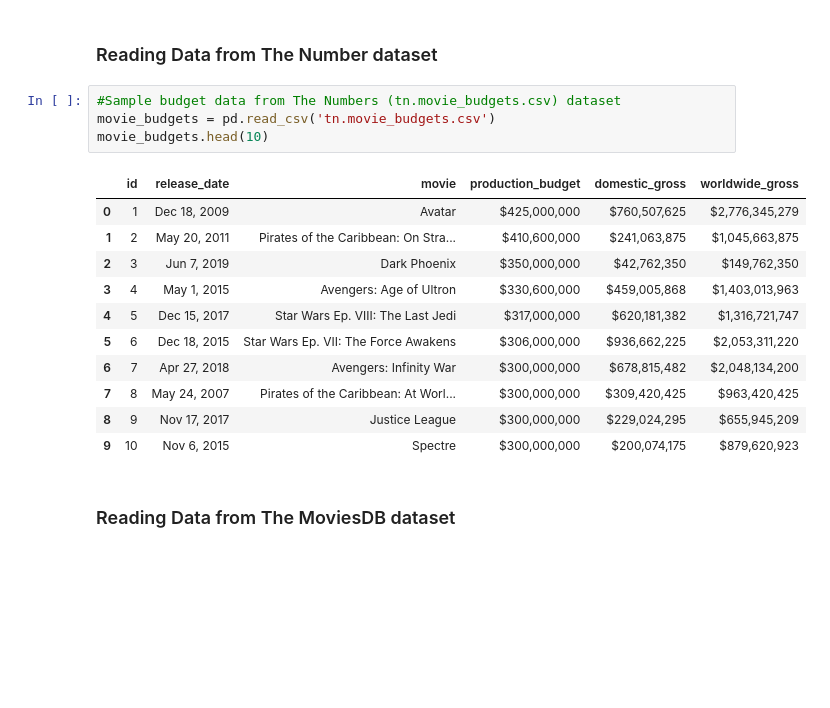
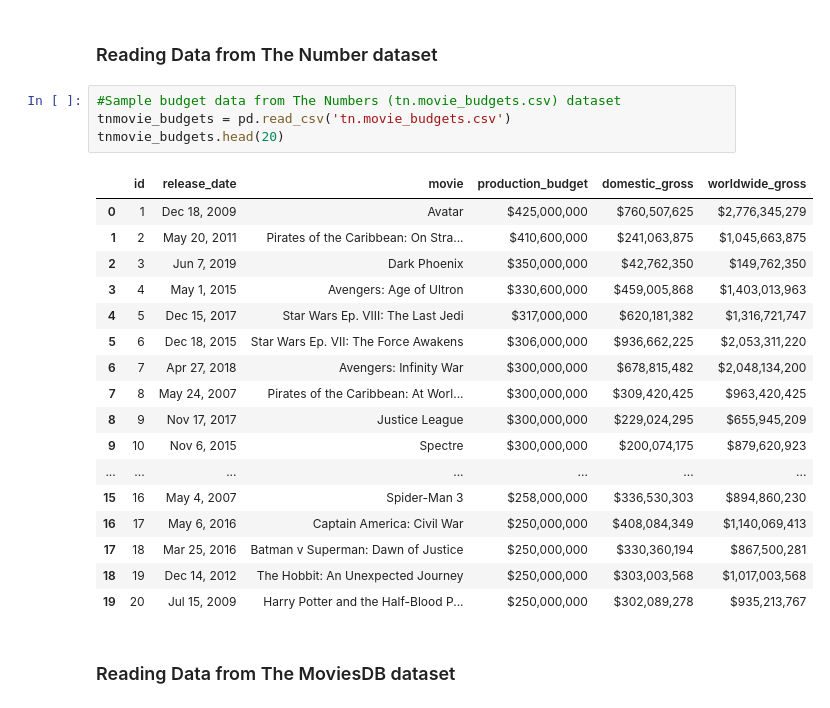
Before and after one commit to Kevan-Muthomi/DS-Phase_1_Project, a Jupyter notebook: student.ipynb, the cells around one changed output. Drawn from its saved outputs; the diff is of its cells as text; blank space fills up the shorter version.

```diff
--- a/student.ipynb
+++ b/student.ipynb
@@ -48,20 +49,26 @@ import matplotlib.pyplot as plt
 ### Reading Data from The Number dataset
 # %%
 #Sample budget data from The Numbers (tn.movie_budgets.csv) dataset
-movie_budgets = pd.read_csv('tn.movie_budgets.csv')
-movie_budgets.head(10)
+tnmovie_budgets = pd.read_csv('tn.movie_budgets.csv')
+tnmovie_budgets.head(20)
 # %% [output]
 |  | id | release_date | movie | production_budget | domestic_gross | worldwide_gross |
 | 0 | 1 | Dec 18, 2009 | Avatar | $425,000,000 | $760,507,625 | $2,776,345,279 |
 | 1 | 2 | May 20, 2011 | Pirates of the Caribbean: On Stra... | $410,600,000 | $241,063,875 | $1,045,663,875 |
 | 2 | 3 | Jun 7, 2019 | Dark Phoenix | $350,000,000 | $42,762,350 | $149,762,350 |
 | 3 | 4 | May 1, 2015 | Avengers: Age of Ultron | $330,600,000 | $459,005,868 | $1,403,013,963 |
 | 4 | 5 | Dec 15, 2017 | Star Wars Ep. VIII: The Last Jedi | $317,000,000 | $620,181,382 | $1,316,721,747 |
 | 5 | 6 | Dec 18, 2015 | Star Wars Ep. VII: The Force Awakens | $306,000,000 | $936,662,225 | $2,053,311,220 |
 | 6 | 7 | Apr 27, 2018 | Avengers: Infinity War | $300,000,000 | $678,815,482 | $2,048,134,200 |
 | 7 | 8 | May 24, 2007 | Pirates of the Caribbean: At Worl... | $300,000,000 | $309,420,425 | $963,420,425 |
 | 8 | 9 | Nov 17, 2017 | Justice League | $300,000,000 | $229,024,295 | $655,945,209 |
 | 9 | 10 | Nov 6, 2015 | Spectre | $300,000,000 | $200,074,175 | $879,620,923 |
+| ... | ... | ... | ... | ... | ... | ... |
+| 15 | 16 | May 4, 2007 | Spider-Man 3 | $258,000,000 | $336,530,303 | $894,860,230 |
+| 16 | 17 | May 6, 2016 | Captain America: Civil War | $250,000,000 | $408,084,349 | $1,140,069,413 |
+| 17 | 18 | Mar 25, 2016 | Batman v Superman: Dawn of Justice | $250,000,000 | $330,360,194 | $867,500,281 |
+| 18 | 19 | Dec 14, 2012 | The Hobbit: An Unexpected Journey | $250,000,000 | $303,003,568 | $1,017,003,568 |
+| 19 | 20 | Jul 15, 2009 | Harry Potter and the Half-Blood P... | $250,000,000 | $302,089,278 | $935,213,767 |
 # %% [markdown]
 ### Reading Data from The MoviesDB dataset
 # %%
```
Also changed, not shown: parts of 10 cells of this notebook.
